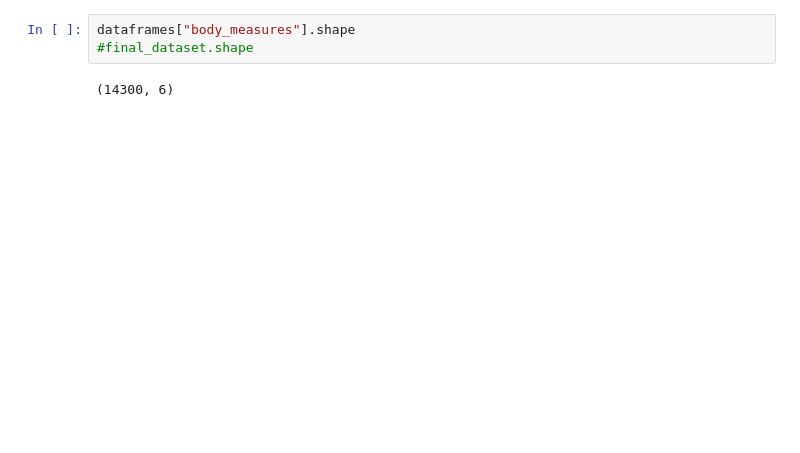
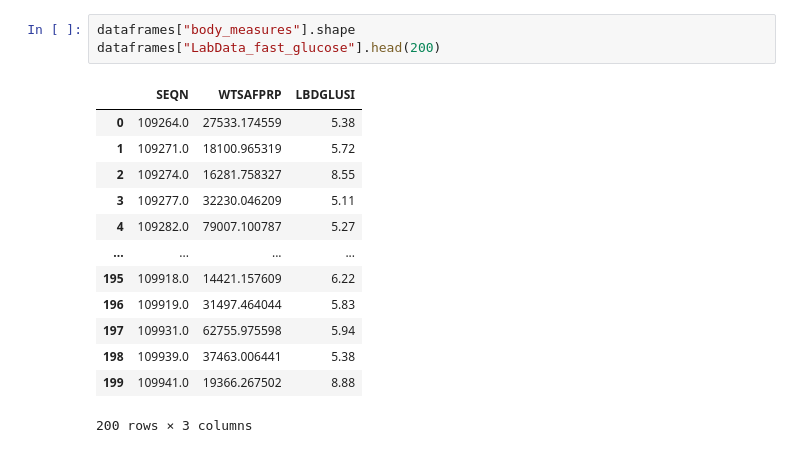
Before and after one commit to artmskfr/HealthScope-Diabetes, a Jupyter notebook: notebooks/data_prep.ipynb, the cells around one changed output. Drawn from its saved outputs; the diff is of its cells as text; blank space fills up the shorter version.

```diff
--- a/notebooks/data_prep.ipynb
+++ b/notebooks/data_prep.ipynb
@@ -69,5 +125,17 @@ final_dataset.head()
 # %%
 dataframes["body_measures"].shape
-#final_dataset.shape
+dataframes["LabData_fast_glucose"].head(200)
 # %% [output]
+|  | SEQN | WTSAFPRP | LBDGLUSI |
+| 0 | 109264.0 | 27533.174559 | 5.38 |
+| 1 | 109271.0 | 18100.965319 | 5.72 |
+| 2 | 109274.0 | 16281.758327 | 8.55 |
+| 3 | 109277.0 | 32230.046209 | 5.11 |
+| 4 | 109282.0 | 79007.100787 | 5.27 |
+| ... | ... | ... | ... |
+| 195 | 109918.0 | 14421.157609 | 6.22 |
+| 196 | 109919.0 | 31497.464044 | 5.83 |
+| 197 | 109931.0 | 62755.975598 | 5.94 |
+| 198 | 109939.0 | 37463.006441 | 5.38 |
+| 199 | 109941.0 | 19366.267502 | 8.88 |
-(14300, 6)
+200 rows × 3 columns
```
Also changed, not shown: parts of 16 cells of this notebook, 58 other files.
